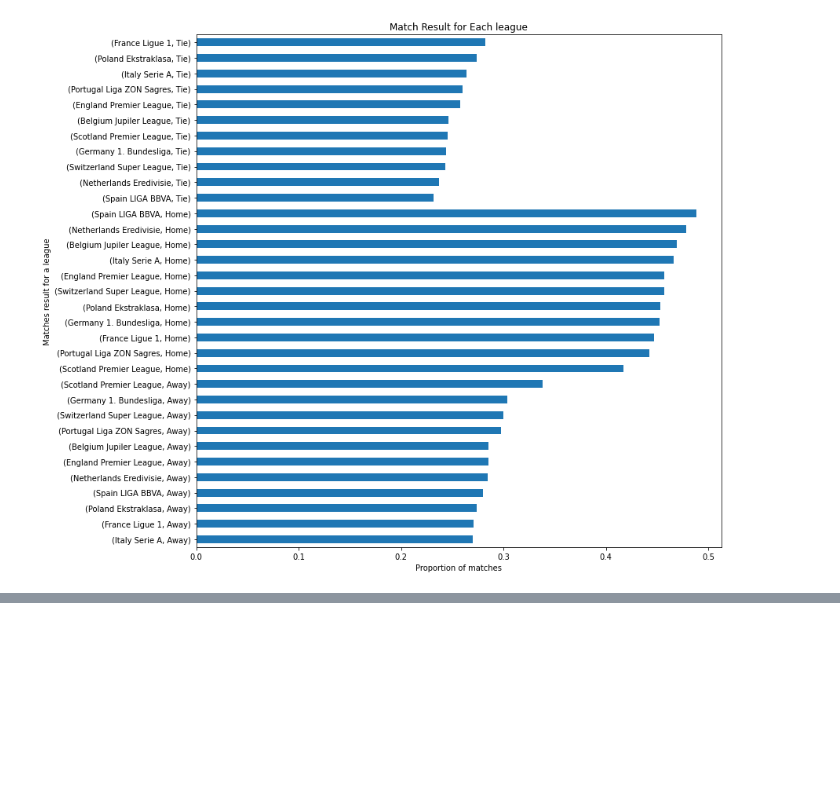
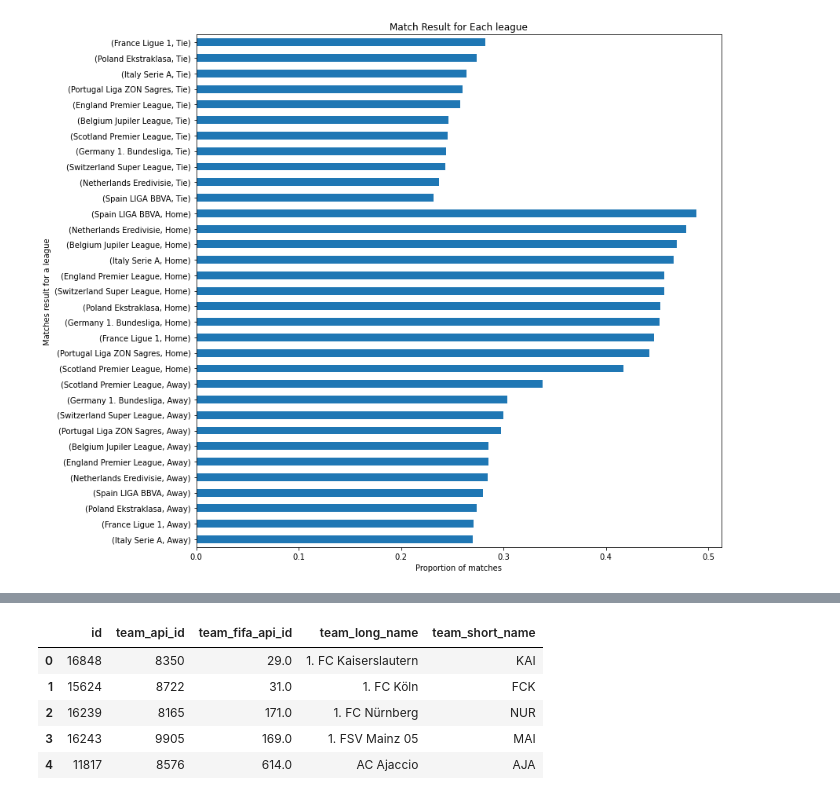
Before and after one commit to tunji-dev/Udacity_Data_Analyst_Nanodegree, a Jupyter notebook: project_2_investigate_soccer_dataset/soccer_dataset.ipynb, the cells around one changed output, grey strips where cells are left out. Cells and saved outputs as stored; diff of their text form; code cells hidden in the pictures; blank space fills up the shorter version.

```diff
--- a/project_2_investigate_soccer_dataset/soccer_dataset.ipynb
+++ b/project_2_investigate_soccer_dataset/soccer_dataset.ipynb
@@ -358,0 +368,9 @@ plt.title('Match Result for Each league');
+# %%
+teams.head()
+# %% [output]
+|  | id | team_api_id | team_fifa_api_id | team_long_name | team_short_name |
+| 0 | 16848 | 8350 | 29.0 | 1. FC Kaiserslautern | KAI |
+| 1 | 15624 | 8722 | 31.0 | 1. FC Köln | FCK |
+| 2 | 16239 | 8165 | 171.0 | 1. FC Nürnberg | NUR |
+| 3 | 16243 | 9905 | 169.0 | 1. FSV Mainz 05 | MAI |
+| 4 | 11817 | 8576 | 614.0 | AC Ajaccio | AJA |
```
Also changed, not shown: parts of 9 cells of this notebook.
